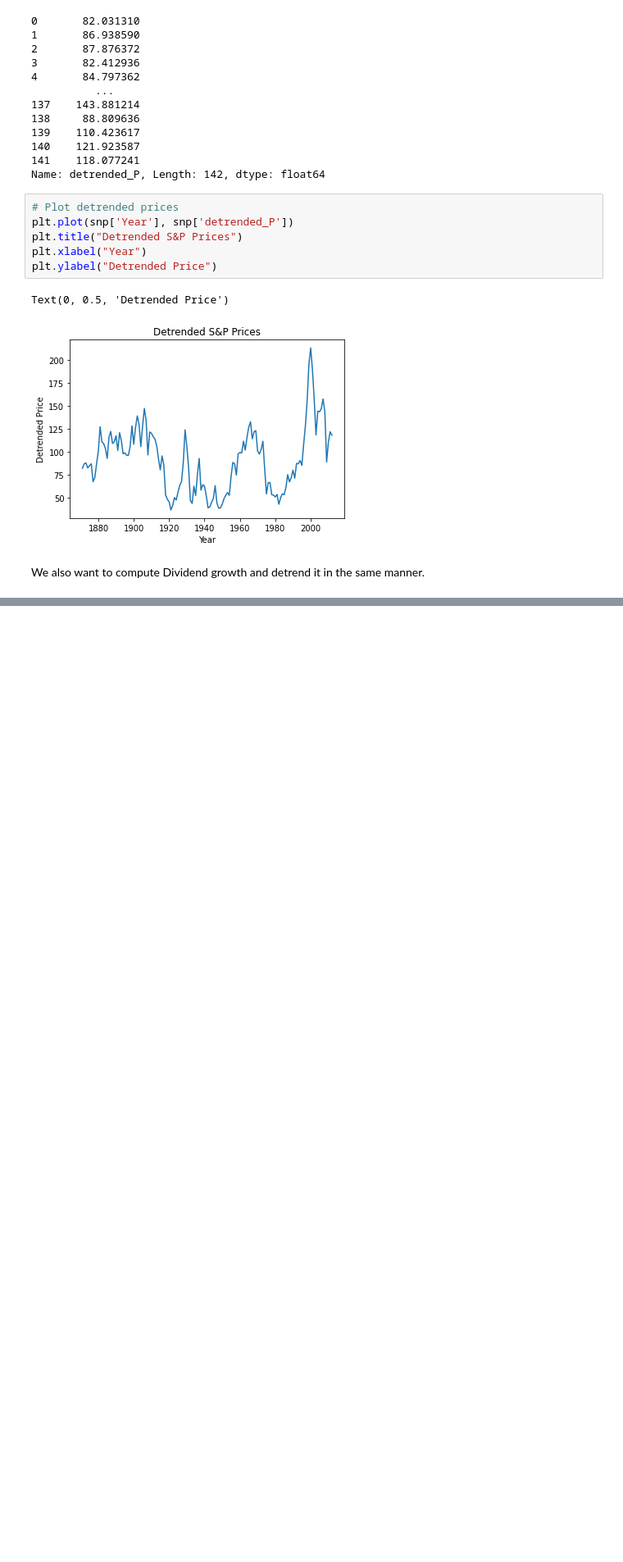
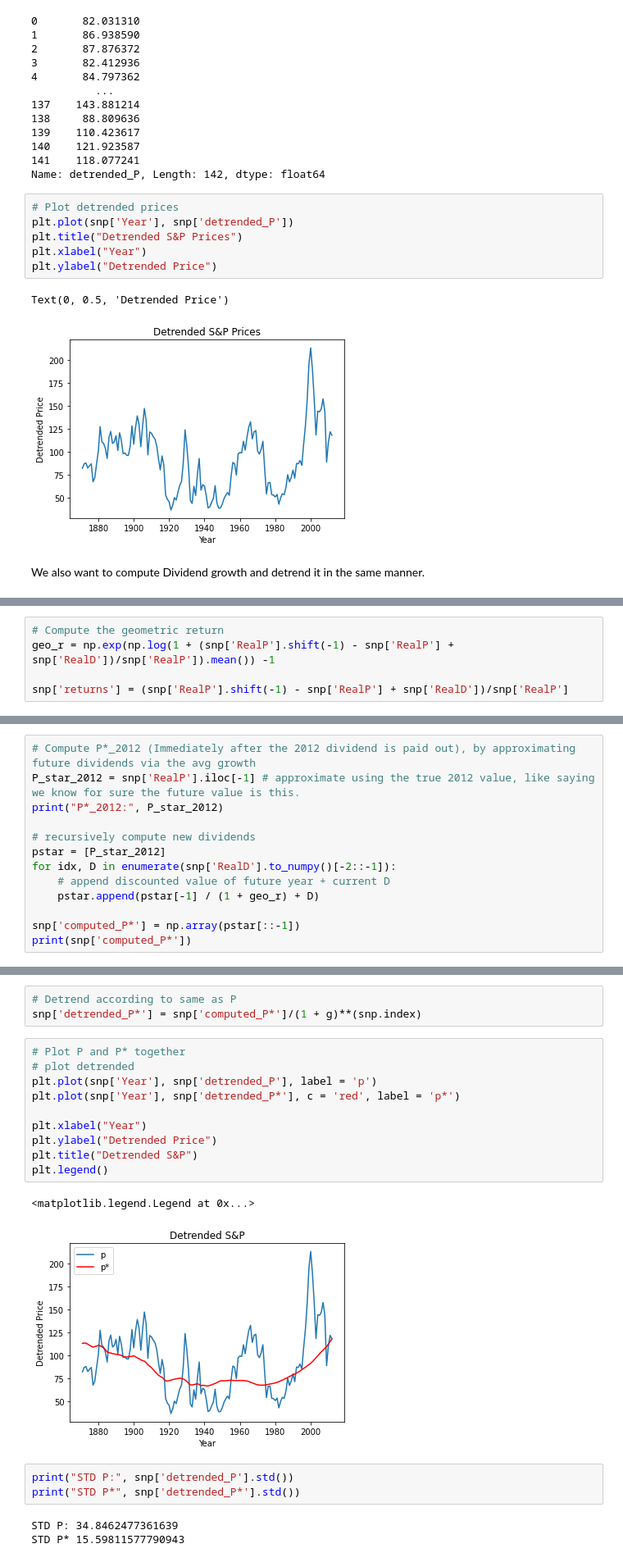
Before and after one commit to JohnDLee/MMFE_Project_SP2024, a Jupyter notebook: shiller.ipynb, the cells around one changed output, grey strips where cells are left out. Shown: that part at 82% size. Cells and saved outputs as stored; diff of their text form; blank space fills up the shorter version.

```diff
--- a/shiller.ipynb
+++ b/shiller.ipynb
@@ -71,0 +98,5 @@ We also want to compute Dividend growth and detrend it in the same manner.
+# %%
+# Compute the geometric return
+geo_r = np.exp(np.log(1 + (snp['RealP'].shift(-1) - snp['RealP'] + snp['RealD'])/snp['RealP']).mean()) -1
+
+snp['returns'] = (snp['RealP'].shift(-1) - snp['RealP'] + snp['RealD'])/snp['RealP']
@@ -71,0 +107,13 @@ We also want to compute Dividend growth and detrend it in the same manner.
+# %%
+# Compute P*_2012 (Immediately after the 2012 dividend is paid out), by approximating future dividends via the avg growth
+P_star_2012 = snp['RealP'].iloc[-1] # approximate using the true 2012 value, like saying we know for sure the future value is this.
+print("P*_2012:", P_star_2012)
+
+# recursively compute new dividends
+pstar = [P_star_2012]
+for idx, D in enumerate(snp['RealD'].to_numpy()[-2::-1]):
+    # append discounted value of future year + current D
+    pstar.append(pstar[-1] / (1 + geo_r) + D)
+
+snp['computed_P*'] = np.array(pstar[::-1])
+print(snp['computed_P*'])
@@ -71,0 +154,22 @@ We also want to compute Dividend growth and detrend it in the same manner.
+# %%
+# Detrend according to same as P
+snp['detrended_P*'] = snp['computed_P*']/(1 + g)**(snp.index)
+# %%
+# Plot P and P* together
+# plot detrended
+plt.plot(snp['Year'], snp['detrended_P'], label = 'p')
+plt.plot(snp['Year'], snp['detrended_P*'], c = 'red', label = 'p*')
+
+plt.xlabel("Year")
+plt.ylabel("Detrended Price")
+plt.title("Detrended S&P")
+plt.legend()
+# %% [output]
+<matplotlib.legend.Legend at 0x...>
+[figure, added]
+# %%
+print("STD P:", snp['detrended_P'].std())
+print("STD P*", snp['detrended_P*'].std())
+# %% [output]
+STD P: 34.8462477361639
+STD P* 15.59811577790943
```
Also changed, not shown: parts of 64 cells of this notebook, 6 other files.
